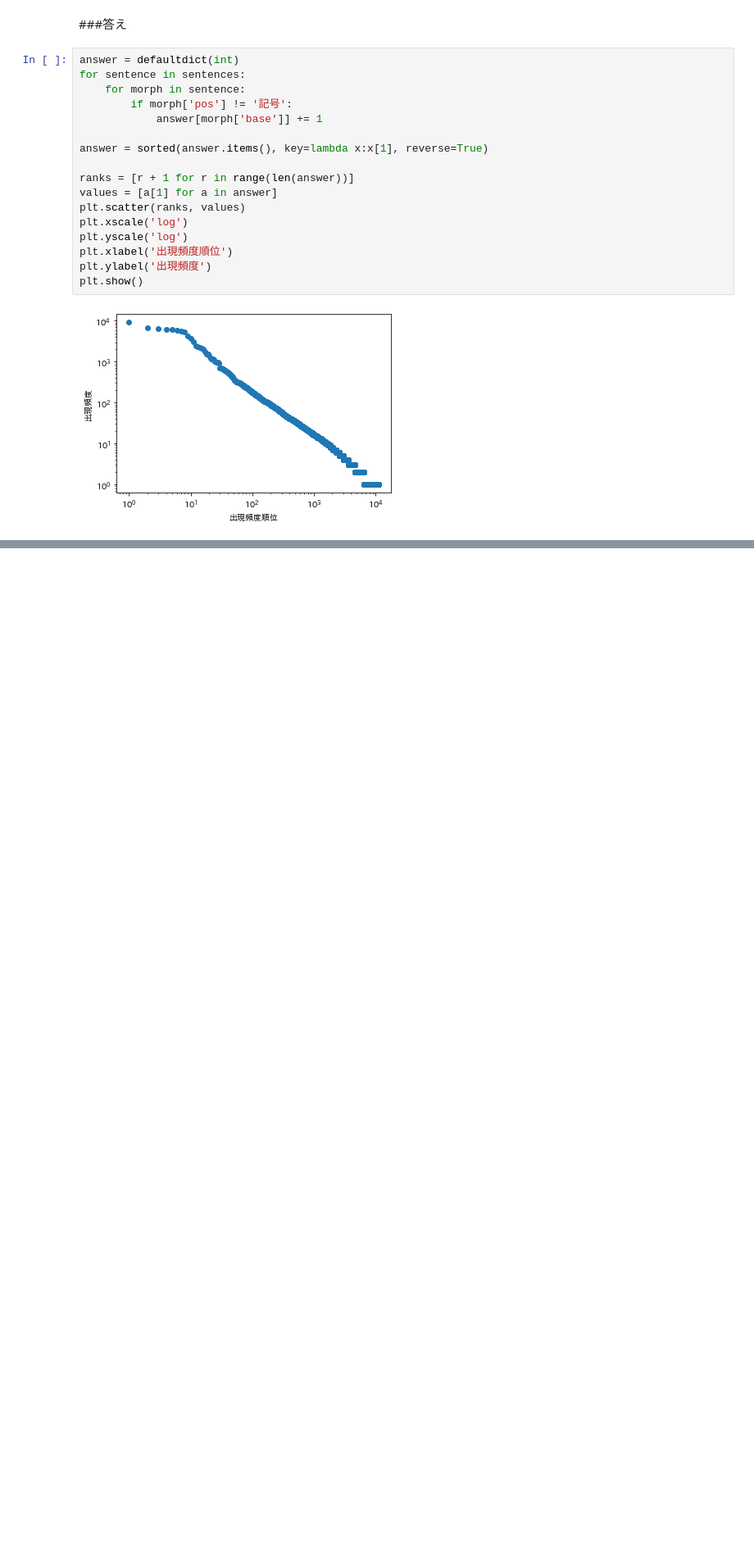
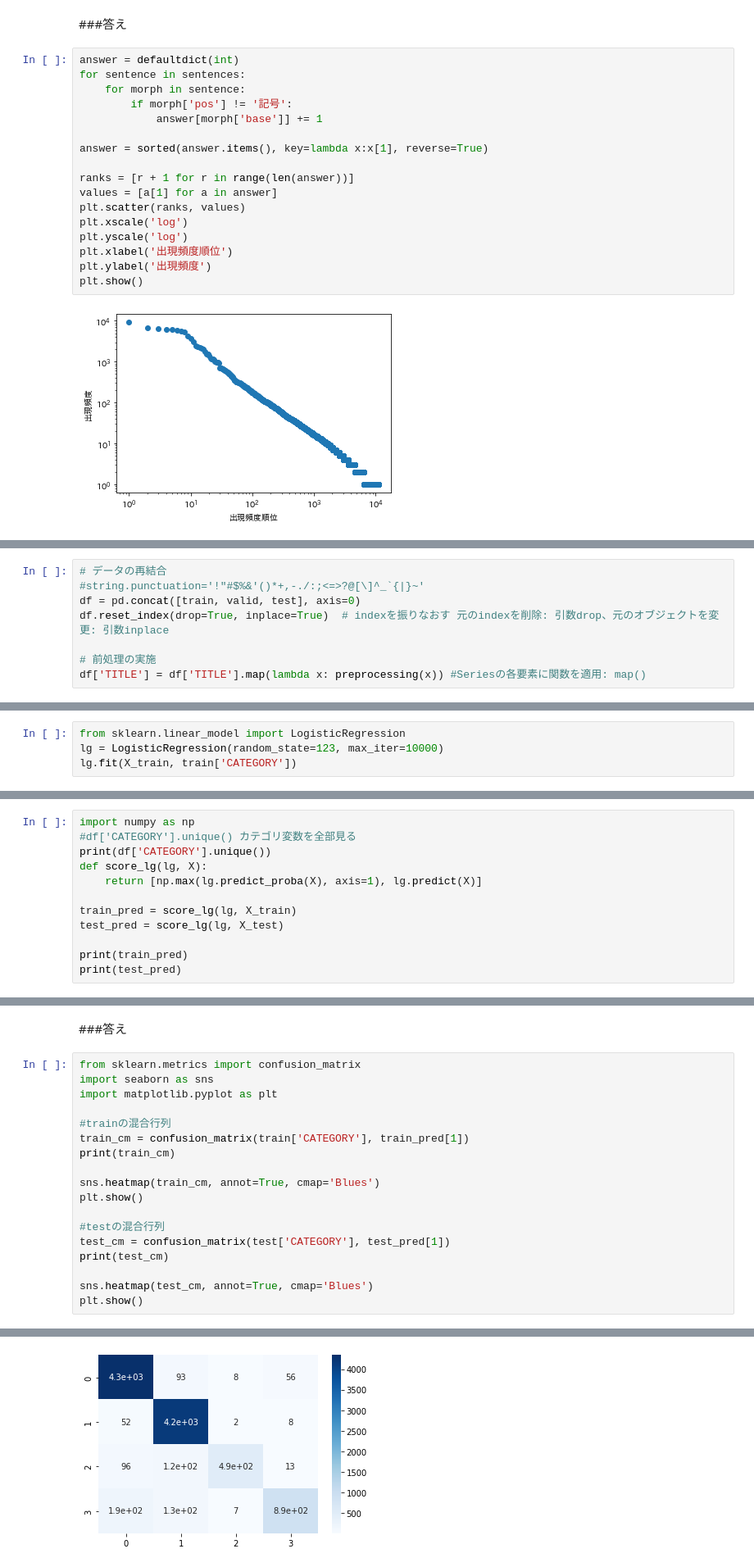
Before and after one commit to shimizu1010/nlp100, a Jupyter notebook: 言語処理100本ノック.ipynb, the cells around one changed output, grey strips where cells are left out. Shown: that part at 82% size. Cells and saved outputs as stored; diff of their text form; blank space fills up the shorter version.

```diff
--- a/言語処理100本ノック.ipynb
+++ b/言語処理100本ノック.ipynb
@@ -1213,0 +1367,8 @@ N = 3
+# %%
+# データの再結合
+#string.punctuation='!"#$%&'()*+,-./:;<=>?@[\]^_`{|}~'
+df = pd.concat([train, valid, test], axis=0)
+df.reset_index(drop=True, inplace=True)  # indexを振りなおす 元のindexを削除: 引数drop、元のオブジェクトを変更: 引数inplace
+
+# 前処理の実施
+df['TITLE'] = df['TITLE'].map(lambda x: preprocessing(x)) #Seriesの各要素に関数を適用: map()
@@ -1213,0 +1426,4 @@ N = 3
+# %%
+from sklearn.linear_model import LogisticRegression
+lg = LogisticRegression(random_state=123, max_iter=10000)
+lg.fit(X_train, train['CATEGORY'])
@@ -1213,0 +1439,12 @@ N = 3
+# %%
+import numpy as np
+#df['CATEGORY'].unique() カテゴリ変数を全部見る
+print(df['CATEGORY'].unique())
+def score_lg(lg, X):
+    return [np.max(lg.predict_proba(X), axis=1), lg.predict(X)]
+
+train_pred = score_lg(lg, X_train)
+test_pred = score_lg(lg, X_test)
+
+print(train_pred)
+print(test_pred)
@@ -1213,0 +1481,21 @@ N = 3
+# %% [markdown]
+###答え
+# %%
+from sklearn.metrics import confusion_matrix
+import seaborn as sns
+import matplotlib.pyplot as plt
+
+#trainの混合行列
+train_cm = confusion_matrix(train['CATEGORY'], train_pred[1])
+print(train_cm)
+
+sns.heatmap(train_cm, annot=True, cmap='Blues')
+plt.show()
+
+#testの混合行列
+test_cm = confusion_matrix(test['CATEGORY'], test_pred[1])
+print(test_cm)
+
+sns.heatmap(test_cm, annot=True, cmap='Blues')
+plt.show()
+# %% [output]
@@ -1213,0 +1506 @@ N = 3
+[figure, added]
```
Also changed, not shown: parts of 87 cells of this notebook.
